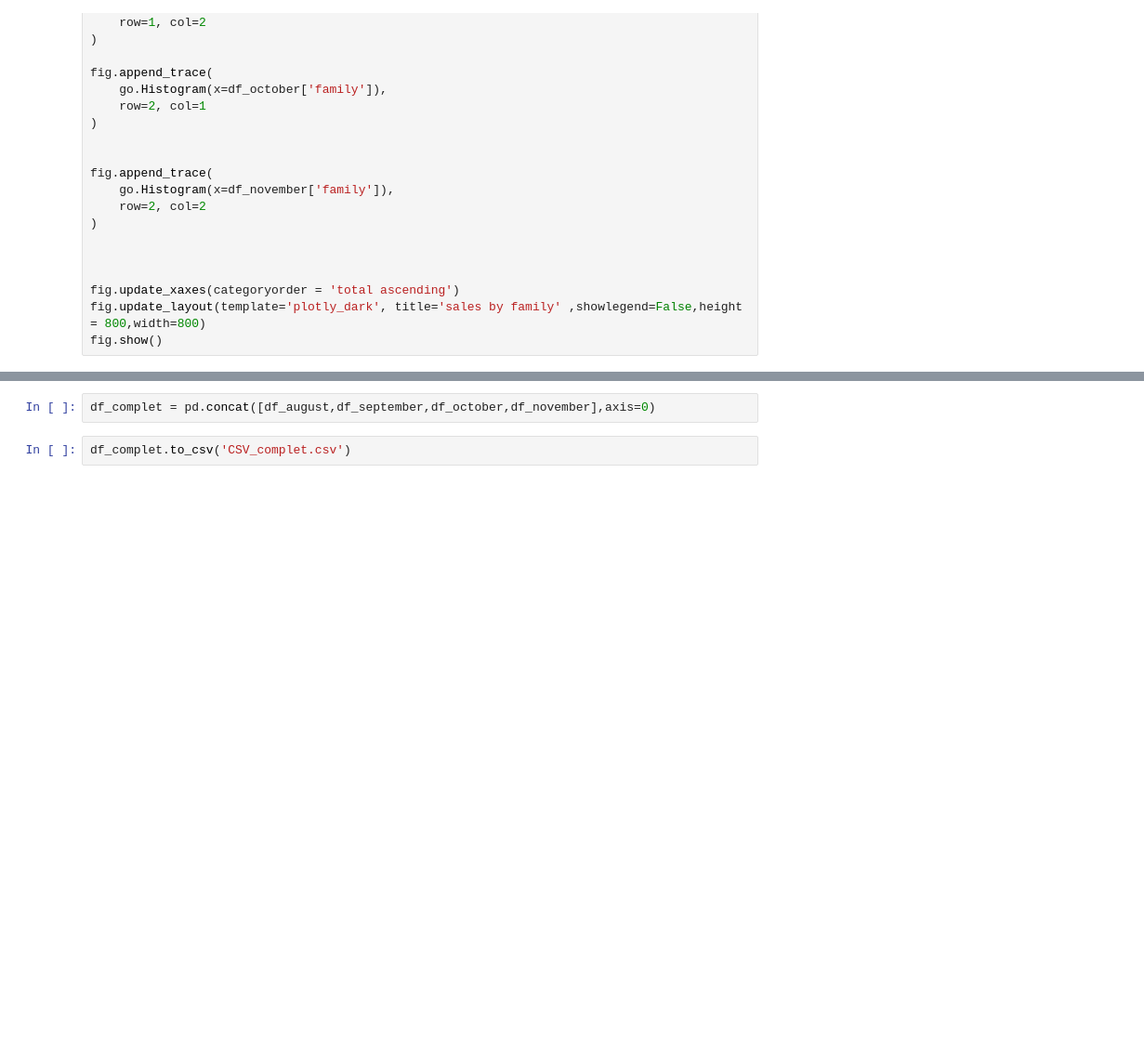
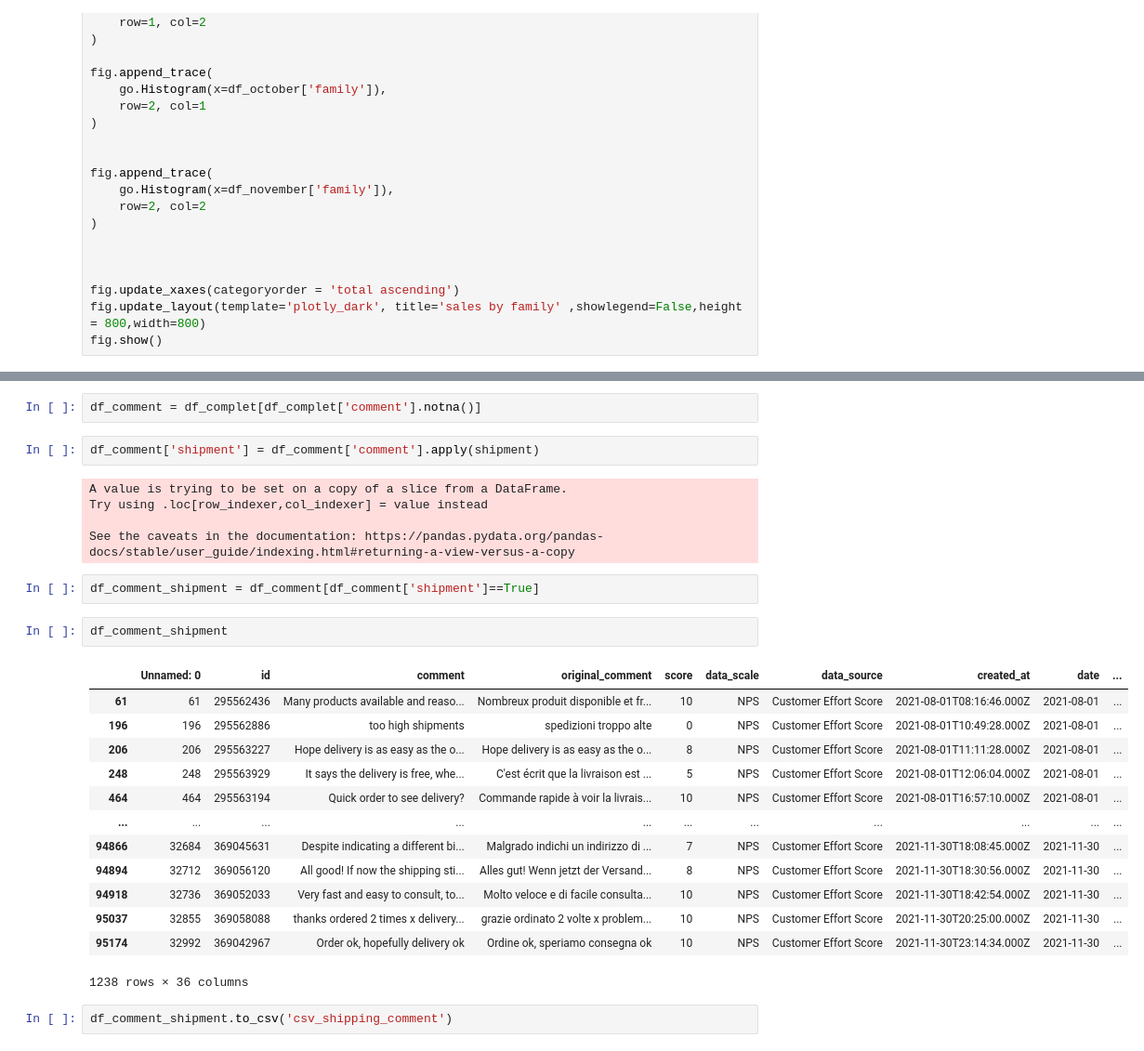
Before and after one commit to jossepreis/hackathon-mano-mano, a Jupyter notebook: explo.ipynb, the cells around one changed output, grey strips where cells are left out. Shown at 93% size. Saved outputs shown, nothing was run; the diff lists cells and outputs as text; blank space fills up the shorter version.

Commit message:
csv commentaire port

```diff
--- a/explo.ipynb
+++ b/explo.ipynb
@@ -116,4 +54,29 @@ df_august.drop('zipcode',axis=1,inplace=True)
-# %%
-df_complet = pd.concat([df_august,df_september,df_october,df_november],axis=0)
-# %%
-df_complet.to_csv('CSV_complet.csv')
+# %%
+df_comment = df_complet[df_complet['comment'].notna()]
+# %%
+df_comment['shipment'] = df_comment['comment'].apply(shipment)
+# %% [output]
+A value is trying to be set on a copy of a slice from a DataFrame.
+Try using .loc[row_indexer,col_indexer] = value instead
+
+See the caveats in the documentation: https://pandas.pydata.org/pandas-docs/stable/user_guide/indexing.html#returning-a-view-versus-a-copy
+# %%
+df_comment_shipment = df_comment[df_comment['shipment']==True]
+# %%
+df_comment_shipment
+# %% [output]
+|  | Unnamed: 0 | id | comment | original_comment | score | data_scale | data_source | created_at | date | ... |
+| 61 | 61 | 295562436 | Many products available and reaso... | Nombreux produit disponible et fr... | 10 | NPS | Customer Effort Score | 2021-08-01T08:16:46.000Z | 2021-08-01 | ... |
+| 196 | 196 | 295562886 | too high shipments | spedizioni troppo alte | 0 | NPS | Customer Effort Score | 2021-08-01T10:49:28.000Z | 2021-08-01 | ... |
+| 206 | 206 | 295563227 | Hope delivery is as easy as the o... | Hope delivery is as easy as the o... | 8 | NPS | Customer Effort Score | 2021-08-01T11:11:28.000Z | 2021-08-01 | ... |
+| 248 | 248 | 295563929 | It says the delivery is free, whe... | C'est écrit que la livraison est ... | 5 | NPS | Customer Effort Score | 2021-08-01T12:06:04.000Z | 2021-08-01 | ... |
+| 464 | 464 | 295563194 | Quick order to see delivery? | Commande rapide à voir la livrais... | 10 | NPS | Customer Effort Score | 2021-08-01T16:57:10.000Z | 2021-08-01 | ... |
+| ... | ... | ... | ... | ... | ... | ... | ... | ... | ... | ... |
+| 94866 | 32684 | 369045631 | Despite indicating a different bi... | Malgrado indichi un indirizzo di ... | 7 | NPS | Customer Effort Score | 2021-11-30T18:08:45.000Z | 2021-11-30 | ... |
+| 94894 | 32712 | 369056120 | All good! If now the shipping sti... | Alles gut! Wenn jetzt der Versand... | 8 | NPS | Customer Effort Score | 2021-11-30T18:30:56.000Z | 2021-11-30 | ... |
+| 94918 | 32736 | 369052033 | Very fast and easy to consult, to... | Molto veloce e di facile consulta... | 10 | NPS | Customer Effort Score | 2021-11-30T18:42:54.000Z | 2021-11-30 | ... |
+| 95037 | 32855 | 369058088 | thanks ordered 2 times x delivery... | grazie ordinato 2 volte x problem... | 10 | NPS | Customer Effort Score | 2021-11-30T20:25:00.000Z | 2021-11-30 | ... |
+| 95174 | 32992 | 369042967 | Order ok, hopefully delivery ok | Ordine ok, speriamo consegna ok | 10 | NPS | Customer Effort Score | 2021-11-30T23:14:34.000Z | 2021-11-30 | ... |
+1238 rows × 36 columns
+# %%
+df_comment_shipment.to_csv('csv_shipping_comment')
```
Also changed, not shown: parts of 8 cells of this notebook, 1 other file.
